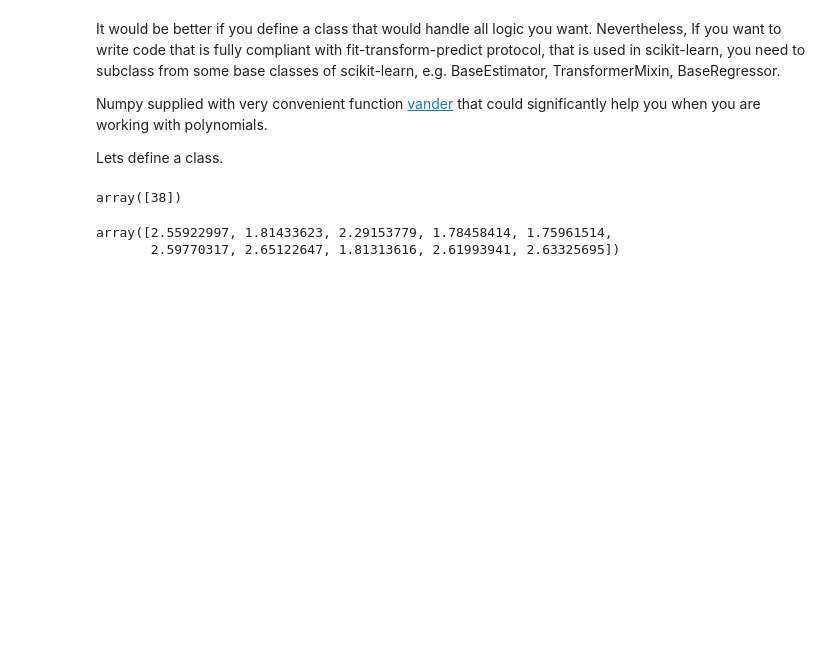
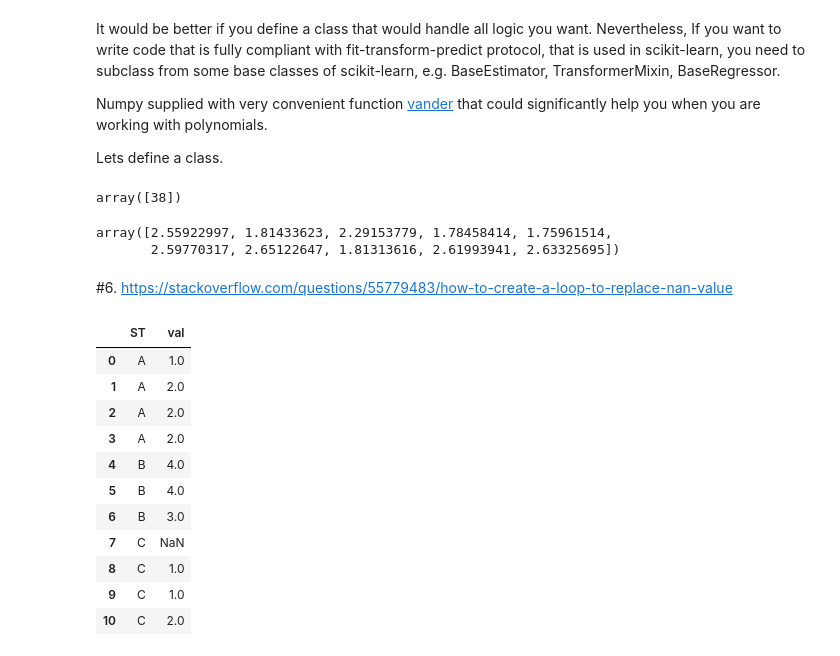
Before and after one commit to scidam/forums, a Jupyter notebook: SO/APR_2019.ipynb, the cells around one changed output. Saved outputs shown, nothing was run; the diff lists cells and outputs as text; code cells hidden in the pictures; blank space fills up the shorter version.

Commit message:
new questions answered

```diff
--- a/SO/APR_2019.ipynb
+++ b/SO/APR_2019.ipynb
@@ -272,3 +268,23 @@ reg.fit_predict(np.random.rand(10), np.random.rand(10) * 5)
 # %% [output]
 array([2.55922997, 1.81433623, 2.29153779, 1.78458414, 1.75961514,
        2.59770317, 2.65122647, 1.81313616, 2.61993941, 2.63325695])
+# %% [markdown]
+#6. https://stackoverflow.com/questions/55779483/how-to-create-a-loop-to-replace-nan-value
+# %%
+import pandas as pd
+df = pd.DataFrame({'ST' : ['A']*4 + ['B']*3 + ['C']*4, 'val': [1, 2, None, None, 4, None, 3, None, 1, None, 2]})
+# %%
+df.groupby('ST').ffill()
+# %% [output]
+|  | ST | val |
+| 0 | A | 1.0 |
+| 1 | A | 2.0 |
+| 2 | A | 2.0 |
+| 3 | A | 2.0 |
+| 4 | B | 4.0 |
+| 5 | B | 4.0 |
+| 6 | B | 3.0 |
+| 7 | C | NaN |
+| 8 | C | 1.0 |
+| 9 | C | 1.0 |
+| 10 | C | 2.0 |
```
Also changed, not shown: parts of 2 cells of this notebook, 1 other file.
